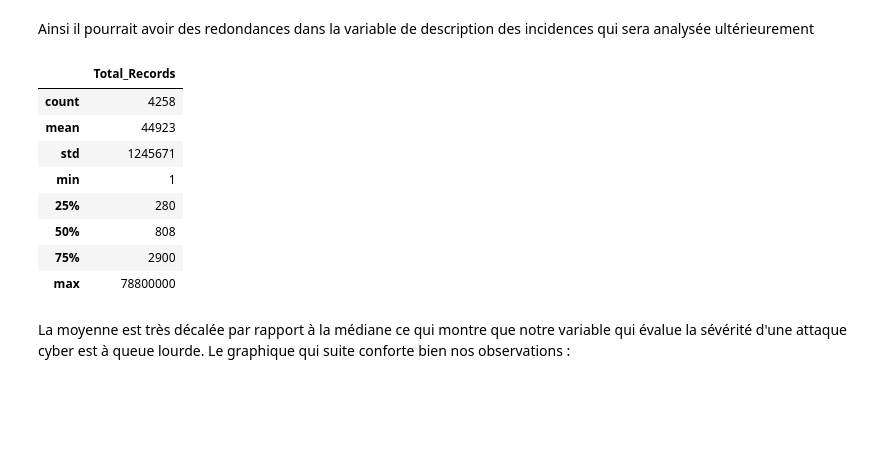
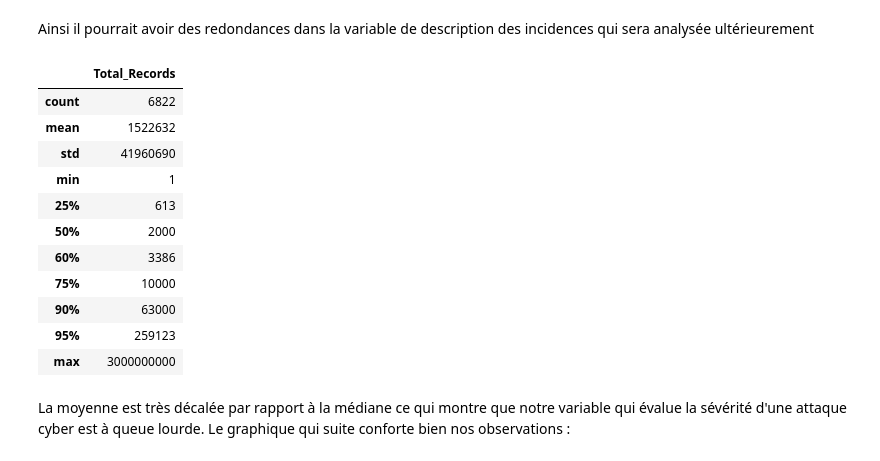
Before and after one commit to fdountiozaboue/NEXIALOG_STAGE, a Jupyter notebook: NoteBook_Analyse_de_la_base_PRC.ipynb, the cells around one changed output. Cells and saved outputs as stored; diff of their text form; code cells hidden in the pictures; blank space fills up the shorter version.

```diff
--- a/NoteBook_Analyse_de_la_base_PRC.ipynb
+++ b/NoteBook_Analyse_de_la_base_PRC.ipynb
@@ -73,7 +104,14 @@ memory usage: 1.1+ MB
 #### Préprocessing
 # %%
 data=pd.read_csv("PRC Data Breach Chronology_Download_May_2022.csv")
-data['Total Records'] = pd.to_numeric(data['Total Records'], errors='coerce')
+
+
+data['Total Records'] = data['Total Records'].str.replace(',', '')
+
+# Puis conversion en float
+data['Total Records'] = data['Total Records'].astype(float)
+
+
 data['Date Made Public'] = pd.to_datetime(data['Date Made Public'], errors='coerce')
 data['Year of Breach'] = pd.to_numeric(data['Year of Breach'], errors='coerce')
 
@@ -95,4 +133,4 @@ variables = [
     'Year_of_Breach',
     'Description_of_incident'
 ]
-base_PRC=data[variables]
+base_PRC=data[variables].copy()
@@ -173,4 +254,5 @@ base_PRC.select_dtypes(['object']).describe()
 Ainsi il pourrait avoir des redondances dans la variable de description des incidences qui sera analysée ultérieurement
 # %%
 # Base à analyser
-data_PRC=base_PRC[(base_PRC['Total_Records']!=0)&(~(base_PRC['Description_of_incident'].isna()))]
+data_PRC=base_PRC[(base_PRC['Total_Records']!=0)&(~(base_PRC['Total_Records'].isna()))].copy()
+#data_PRC=base_PRC[(base_PRC['Total_Records']!=0)].copy()
@@ -177,16 +288,19 @@ data_PRC=base_PRC[(base_PRC['Total_Records']!=0)&(~(base_PRC['Description_of_inc
 # %%
 # Analyse du nombre de personnes affectées
-data_PRC.select_dtypes(['float']).describe().style.format("{:.0f}")
+data_PRC.select_dtypes(['float']).describe(percentiles=[0.25, 0.5,0.6, 0.75, 0.9, 0.95]).style.format("{:.0f}")
 # %% [output]
 |  | Total_Records |
-| count | 4258 |
-| mean | 44923 |
-| std | 1245671 |
+| count | 6822 |
+| mean | 1522632 |
+| std | 41960690 |
 | min | 1 |
-| 25% | 280 |
-| 50% | 808 |
-| 75% | 2900 |
-| max | 78800000 |
+| 25% | 613 |
+| 50% | 2000 |
+| 60% | 3386 |
+| 75% | 10000 |
+| 90% | 63000 |
+| 95% | 259123 |
+| max | 3000000000 |
 # %% [markdown]
 La moyenne est très décalée par rapport à la médiane ce qui montre que notre variable qui évalue la sévérité d'une attaque cyber est à queue lourde. Le graphique qui suite conforte bien nos observations :
 # %% [markdown]
```
Also changed, not shown: parts of 78 cells of this notebook, 1 other file.
